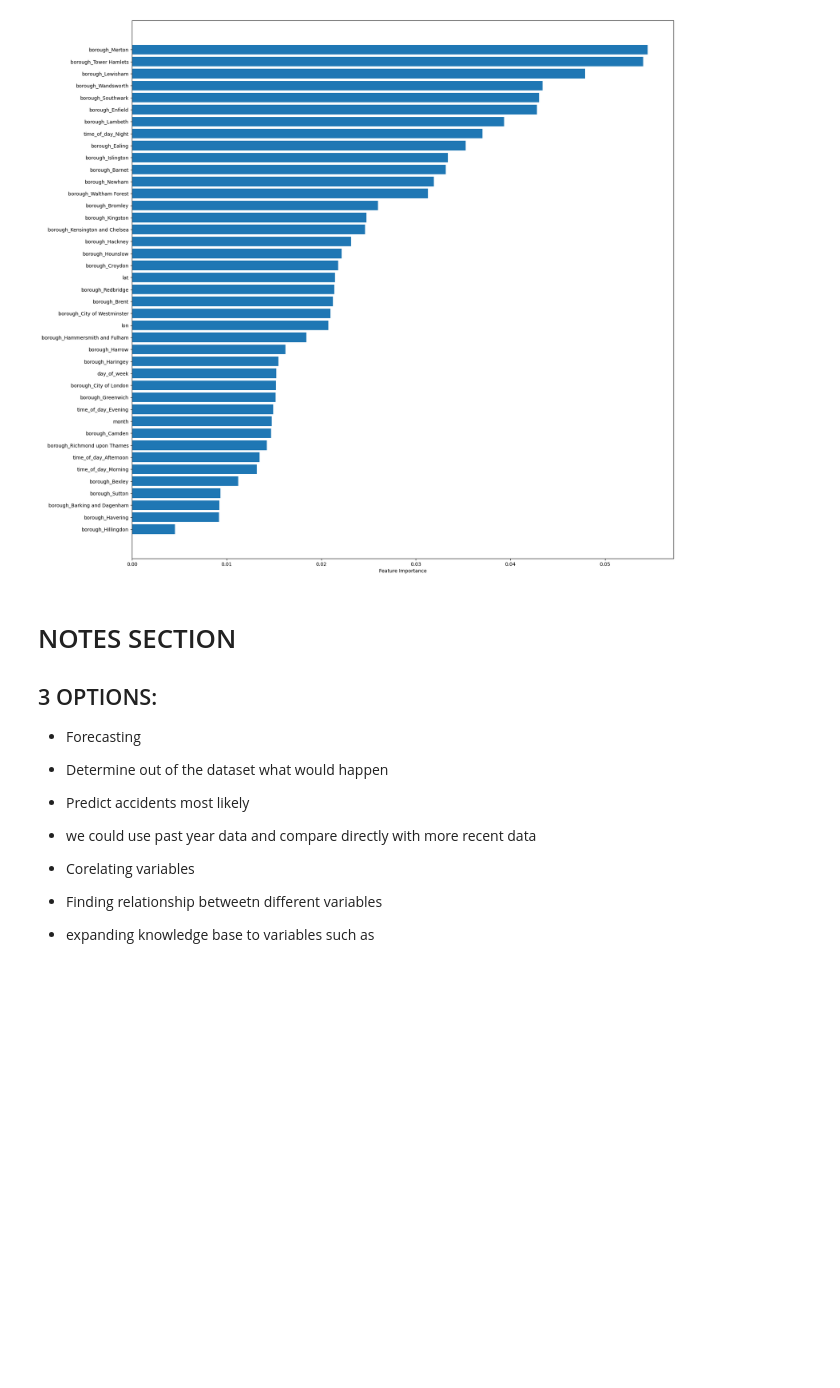
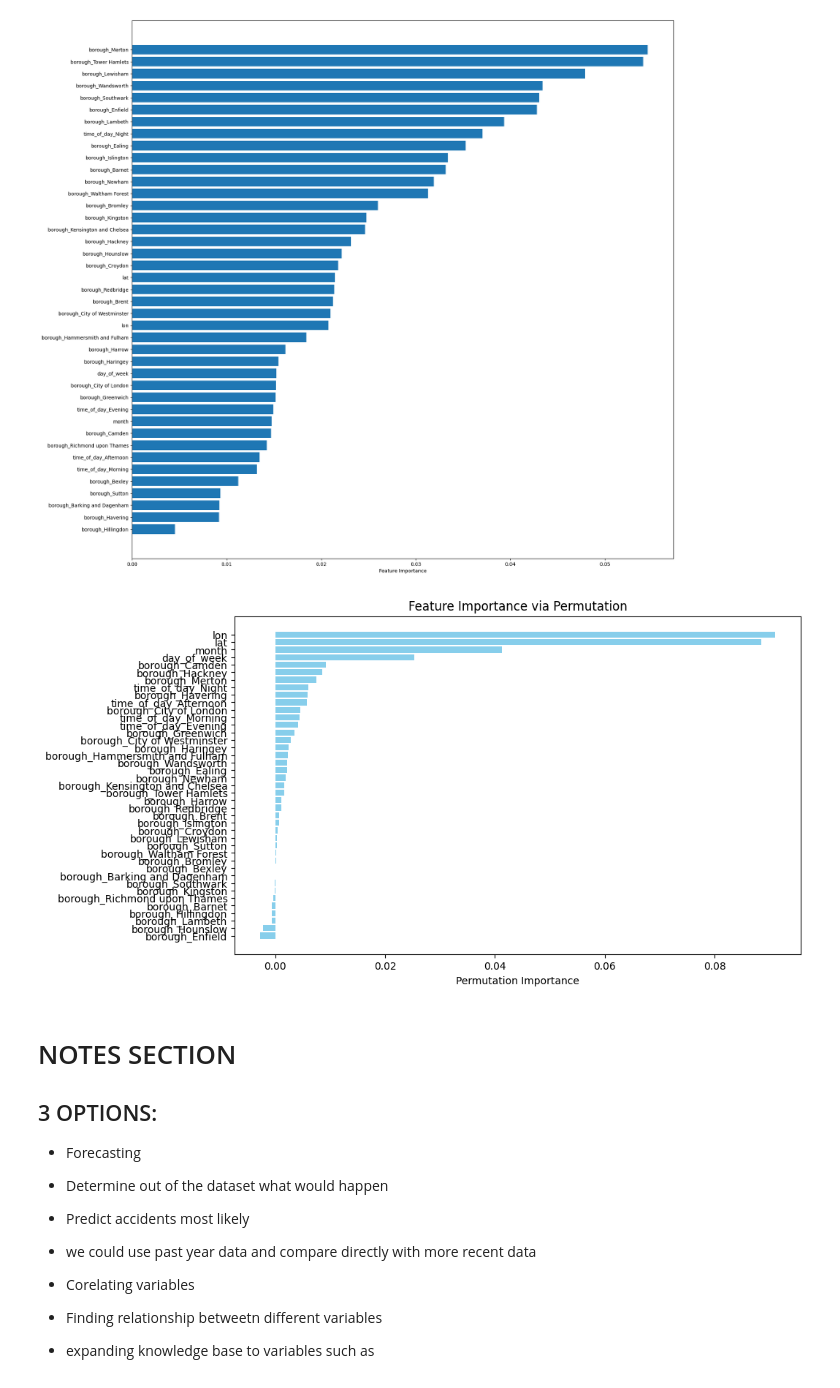
Before and after one commit to asalazar18s/TfL-accidents-dataset-analysis, a Jupyter notebook: main.ipynb, the cells around one changed output. Cells and saved outputs as stored; diff of their text form; code cells hidden in the pictures; blank space fills up the shorter version.

Commit message:
permutation importance test

```diff
--- a/main.ipynb
+++ b/main.ipynb
@@ -378,6 +378,23 @@ plt.xlabel("Feature Importance")
 plt.show()
 # %% [output]
 [figure]
+# %%
+from sklearn.inspection import permutation_importance
+
+r_train = permutation_importance(model, X_train, y_train, n_repeats=30, random_state=42)
+xbm_p_imp = pd.Series(index=X.columns, data=r_train.importances_mean)
+# %%
+# Ordina le feature in base all'importanza media
+sorted_idx = r_train.importances_mean.argsort()
+
+# Crea il grafico
+plt.figure(figsize=(10, 6))
+plt.barh(X_train.columns[sorted_idx], r_train.importances_mean[sorted_idx], color="skyblue")
+plt.xlabel("Permutation Importance")
+plt.title("Feature Importance via Permutation")
+plt.show()
+# %% [output]
+[figure, added]
 # %% [markdown]
 # NOTES SECTION
 
```
Also changed, not shown: parts of 1 cell of this notebook.
